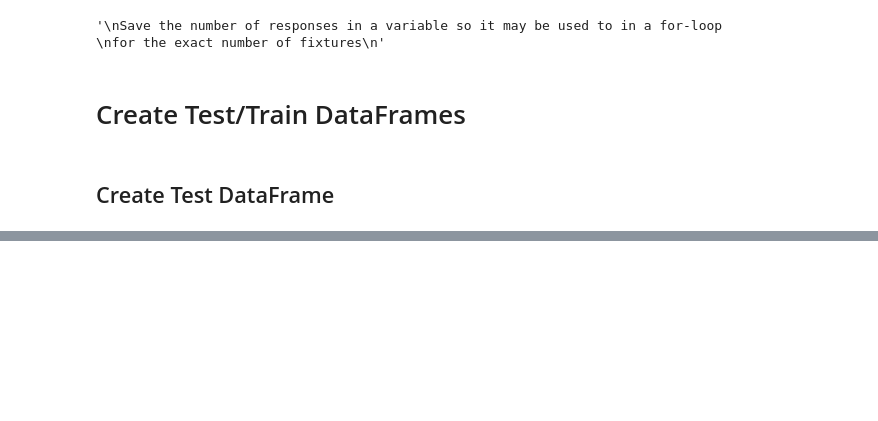
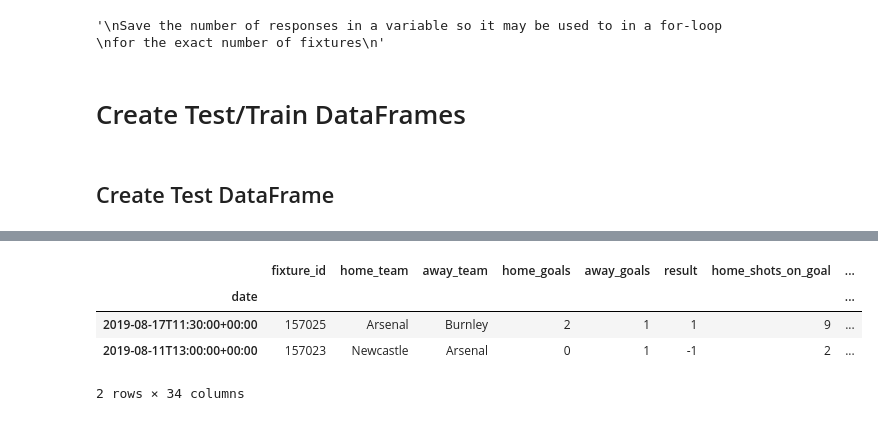
Before and after one commit to CHIUZXCV/Project-3, a Jupyter notebook: Project_3.ipynb, the cells around one changed output, grey strips where cells are left out. Saved outputs shown, nothing was run; the diff lists cells and outputs as text; code cells hidden in the pictures; blank space fills up the shorter version.

```diff
--- a/Project_3.ipynb
+++ b/Project_3.ipynb
@@ -70,7 +70,7 @@ for i in train_years:
     r = requests.get(f'https://v3.football.api-sports.io/fixtures?season={i}&league=39', headers=headers)
     number_responses = r.json()['results']
 
-    for i in range(50):
+    for i in range(380):
         if r.json()['response'][i]['teams']['home']['winner'] == True:
             d.append(
             {
@@ -112,7 +112,7 @@ for i in test_years:
     r = requests.get(f'https://v3.football.api-sports.io/fixtures?season={i}&league=39', headers=headers)
     number_responses = r.json()['results']
 
-    for i in range(50):
+    for i in range(380):
         if r.json()['response'][i]['teams']['home']['winner'] == True:
             a.append(
             {
@@ -150,8 +150,8 @@ for i in test_years:
             }
         )
 
-data_2015 = pd.DataFrame(d)
-data_2015.set_index('date', inplace=True)
+train_df = pd.DataFrame(d)
+train_df.set_index('date', inplace=True)
 
 test_df = pd.DataFrame(a)
 test_df.set_index('date', inplace=True)
@@ -597,10 +603,6 @@ teams = ['Manchester United', 'Bournemouth', 'Norwich', 'Leicester',
 # Then iterate of keys OR values everywhere else in your code. Use the "mapping" dictionary anytime you want to see the name of the id (or vice-versa)
 
 
-storage = {}
+train_model = {}
 for team in teams:
-    storage[team] = pd.concat([data_2015.loc[data_2015["home_team"] == team], data_2015.loc[data_2015['away_team'] == team]], axis="index", join="inner").copy()
-
-'''
-Then you can concat the dictionary to get a "multi-index" dataframe, with first index = name of the team and second-index = date
-'''
+    train_model[team] = pd.concat([train_df.loc[train_df["home_team"] == team], train_df.loc[train_df['away_team'] == team]], axis="index", join="inner").copy()
@@ -619,0 +609,12 @@ storage['Cardiff']
+# %%
+teams = ['Manchester United', 'Bournemouth', 'Norwich', 'Leicester',
+       'Everton', 'Chelsea', 'Newcastle', 'Arsenal', 'Stoke City',
+       'West Brom', 'Aston Villa', 'Southampton', 'West Ham', 'Swansea',
+       'Sunderland', 'Tottenham', 'Watford', 'Crystal Palace',
+       'Manchester City', 'Liverpool', 'Burnley', 'Hull City',
+       'Middlesbrough', 'Huddersfield', 'Brighton', 'Fulham', 'Wolves',
+       'Cardiff']
+
+test_model = {}
+for team in teams:
+    test_model[team] = pd.concat([test_df.loc[test_df["home_team"] == team], test_df.loc[test_df['away_team'] == team]], axis="index", join="inner").copy()
@@ -619,0 +623,8 @@ storage['Cardiff']
+# %%
+test_model['Arsenal']
+# %% [output]
+|  | fixture_id | home_team | away_team | home_goals | away_goals | result | home_shots_on_goal | ... |
+| date |  |  |  |  |  |  |  | ... |
+| 2019-08-17T11:30:00+00:00 | 157025 | Arsenal | Burnley | 2 | 1 | 1 | 9 | ... |
+| 2019-08-11T13:00:00+00:00 | 157023 | Newcastle | Arsenal | 0 | 1 | -1 | 2 | ... |
+2 rows × 34 columns
```
Also changed, not shown: parts of 7 cells of this notebook, 34 other files.
